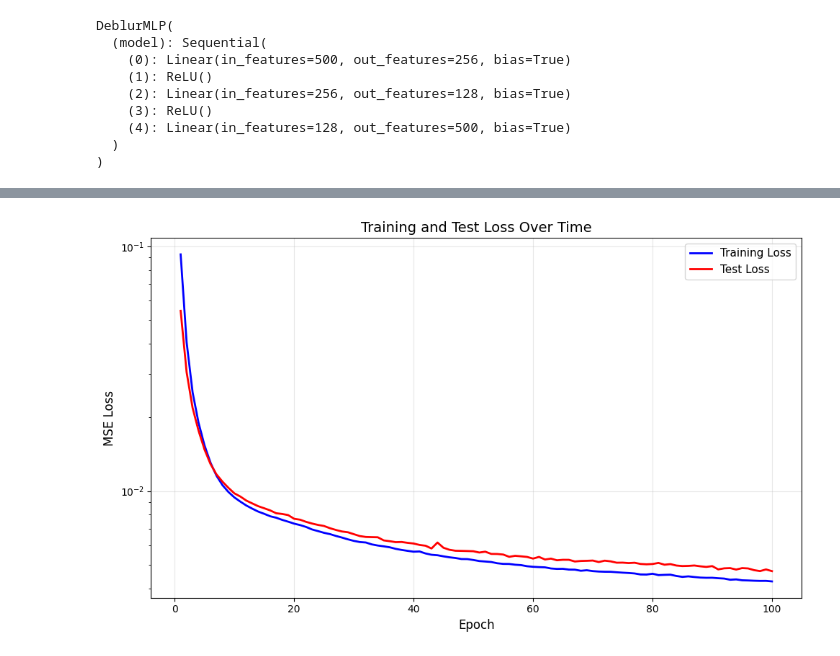
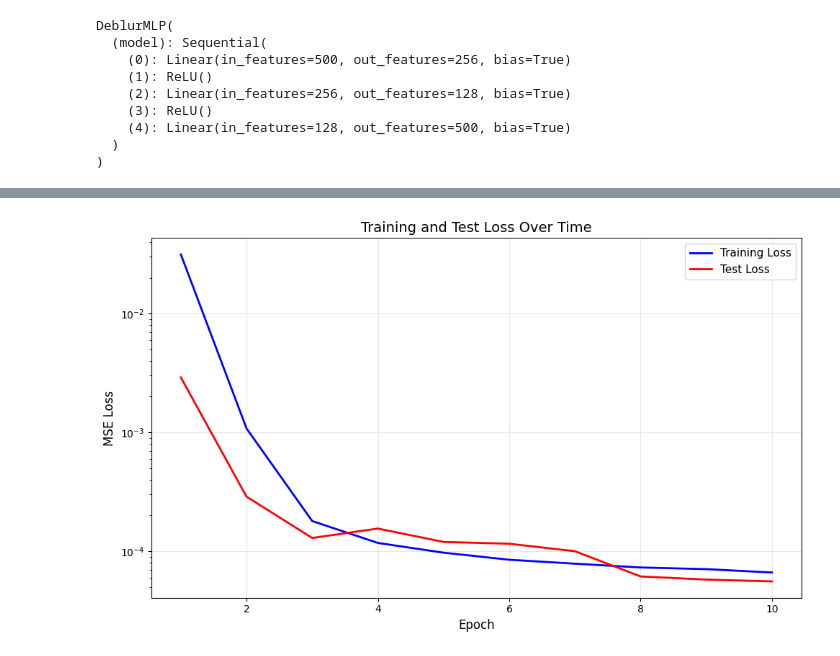
Before and after one commit to jpjharg/Deconvolution-by-ML-dissertation, a Jupyter notebook: MLP_NN.ipynb, the cells around one changed output, grey strips where cells are left out. Saved outputs shown, nothing was run; the diff lists cells and outputs as text; code cells hidden in the pictures.

Commit message:
Add files via upload
Resolved poor deblurring and fit issues but implementing a CNN rather than a MLP

```diff
--- a/MLP_NN.ipynb
+++ b/MLP_NN.ipynb
@@ -53,6 +54,35 @@ DeblurMLP(
     (4): Linear(in_features=128, out_features=500, bias=True)
   )
 )
+# %%
+# the CNN model for better debulurring performance
+class DeblurCNN(nn.Module):
+    def __init__(self):
+        super(DeblurCNN, self).__init__()
+
+        self.encoder = nn.Sequential(
+            nn.Conv1d(1, 64, kernel_size=7, padding=3),
+            nn.ReLU(),
+            nn.Conv1d(64, 128, kernel_size=5, padding=2),
+            nn.ReLU(),
+            nn.Conv1d(128, 256, kernel_size=5, padding=2),
+            nn.ReLU(),
+        )
+
+        self.decoder = nn.Sequential(
+            nn.Conv1d(256, 128, kernel_size=5, padding=2),
+            nn.ReLU(),
+            nn.Conv1d(128, 64, kernel_size=5, padding=2),
+            nn.ReLU(),
+            nn.Conv1d(64, 1, kernel_size=7, padding=3),
+        )
+
+    def forward(self, x):
+        # x shape: (batch_size, signal_length)
+        x = x.unsqueeze(1)
+        x = self.encoder(x)
+        x = self.decoder(x)
+        return x.squeeze(1)
 # %%
 # Preparing the training data into training and testing segments
 
@@ -78,14 +115,16 @@ def prepre_train_test_data(training_data, test_size, seed=42):
 # %%
 # training the model and calculating loss
 
-def train_model(model, X_train, y_train, X_test, y_test, epochs=1000, batch_size=32, learning_rate=0.001):
+def train_model(model, X_train, y_train, X_test, y_test, epochs=1000, batch_size=32, lr=0.001):
     criterion = nn.MSELoss()
-    optimizer = torch.optim.Adam(model.parameters(), lr=learning_rate)
+    optimizer = torch.optim.Adam(model.parameters(), lr=lr)
+    #scheduler = torch.optim.lr_scheduler.ReduceLROnPlateau(optimizer, patience=50, factor=0.5)
+
     train_losses = []
     test_losses = []
 
     train_dataset = torch.utils.data.TensorDataset(X_train, y_train)
-    train_loader = torch.utils.data.DataLoader(train_dataset, batch_size=batch_size, shuffle=True)
+    train_loader = torch.utils.data.DataLoader(train_dataset, batch_size=batch_size, shuffle=False)
 
     for epoch in range(epochs):
         model.train()
@@ -141,9 +180,12 @@ training_data = pd.read_pickle(filepath)
 
 X_train, X_test, y_train, y_test = prepre_train_test_data(training_data, test_size=0.2, seed=42)
 
-model = DeblurMLP(input_size=500, hidden_size1=256, hidden_size2=128, output_size=500)
+# model = DeblurMLP(input_size=500, hidden_size1=256, hidden_size2=128, output_size=500)
 
-train_losses, test_losses = train_model(model=model,X_train=X_train,y_train=y_train, X_test=X_test, y_test=y_test, epochs=100, batch_size=32, learning_rate=0.001)
+model = DeblurCNN()
+
+train_losses, test_losses = train_model(model=model,X_train=X_train,y_train=y_train, X_test=X_test,
+                                         y_test=y_test, epochs=10, batch_size=32, lr=0.001)
 
 visualise_training(train_losses, test_losses)
 
@@ -162 +195 @@ Epoch [100/100], Train Loss: 0.0043, Test Loss: 0.0047
-[figure, old version]
+[figure, new version]
```
Also changed, not shown: parts of 5 cells of this notebook.
